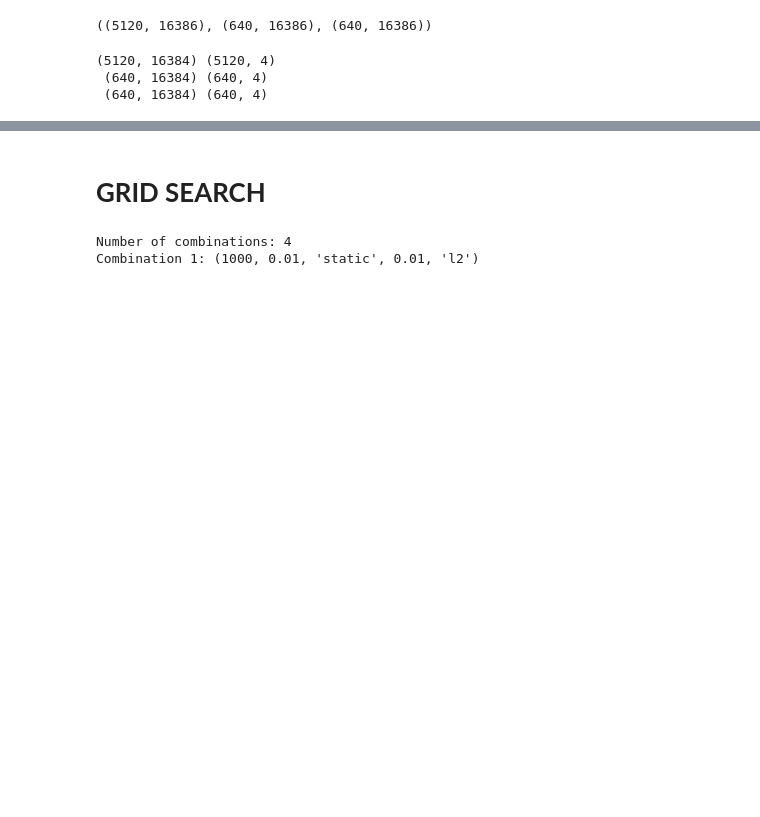
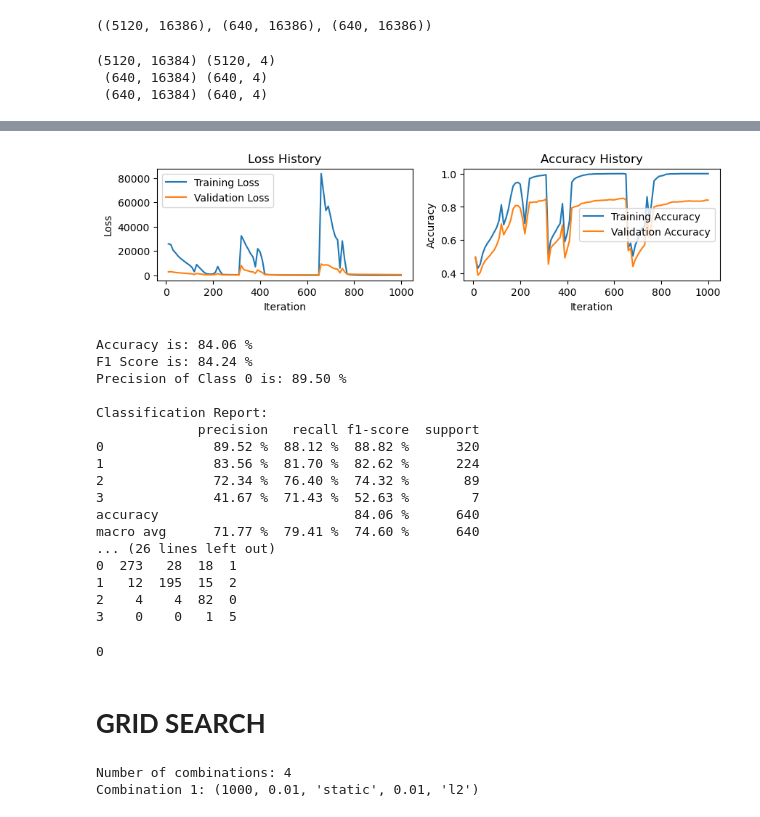
Before and after one commit to mehmetbayik/Alzheimer-MRI-Prediction-from-Scratch, a Jupyter notebook: logistic-model.ipynb, the cells around one changed output, grey strips where cells are left out. Saved outputs shown, nothing was run; the diff lists cells and outputs as text; code cells hidden in the pictures; blank space fills up the shorter version.

```diff
--- a/logistic-model.ipynb
+++ b/logistic-model.ipynb
@@ -261,6 +261,7 @@ class LogisticRegression():
         self.print_result = True
         self.history = None
         self.validation_accuracy = None
+
     def validation_accuracy(self):
         return self.validation_accuracy
 
@@ -330,8 +331,10 @@ class LogisticRegression():
         y_onehot = y # y is already one-hot encoded
         lr_print = str(lr) + ' ' + lr_type
         model_specs = 'Logistic Regression | lr: {} | lmbda: {} | regularization: {} | Max Iteration: {} |'.format(lr_print, lmbda, regularization, max_iter)
+
         # Initialize weights ( shape = features x classes matrix )
         self.W = np.zeros((X.shape[1], y_onehot.shape[1]))
+
         # Print loss and accuracy every 100 iterations or every max_iter//10 iterations if max_iter >= 1000
         print_step = 100
         if max_iter >= 1000:
@@ -356,12 +359,15 @@ class LogisticRegression():
             # Calculate gradient
             gradient = dRSS + dRegTerm
 
+            # Update weights
+            self.W = self.W - lr * gradient
+
             # Change learning rate if lr_type is adaptive
             if lr_type == 'adaptive':
-                lr = lr/np.sqrt(iteration)
-
-            # Update weights
-            self.W = self.W - lr * gradient
+                if iteration % 300 == 0:
+                    lr = lr * 2
+                    if print_result == True:
+                        print('Learning rate changed to', lr)
 
             # Calculate loss and accuracy every 10 iterations:
             if iteration % 10 == 0:
@@ -502,7 +508,7 @@ now = datetime.datetime.now().strftime("%d-%m-%H-%M")
 # Fit model
 model = LogisticRegression()
 model.fit(X_train, y_train, X_val, y_val, now,
-          max_iter=1000, lr=0.01, lmbda=0.01, regularization='l2')
+          max_iter=1000, lr=0.01, lr_type='adaptive', lmbda=0.01, regularization='l2')
 model.save_weights()
 model.plot()
 
@@ -516,3 +522,4 @@ results = EvaluateModel(y_test, y_pred, 'test', now)
 
 # play sound when finished
 os.system(finish_sound)
+# %% [output]
@@ -519,3 +540,22 @@ os.system(finish_sound)
+[figure, added]
+Accuracy is: 84.06 %
+F1 Score is: 84.24 %
+Precision of Class 0 is: 89.50 %
+
+Classification Report:
+             precision   recall f1-score  support
+0              89.52 %  88.12 %  88.82 %      320
+1              83.56 %  81.70 %  82.62 %      224
+2              72.34 %  76.40 %  74.32 %       89
+3              41.67 %  71.43 %  52.63 %        7
+accuracy                         84.06 %      640
+macro avg      71.77 %  79.41 %  74.60 %      640
+... (26 lines left out)
+0  273   28  18  1
+1   12  195  15  2
+2    4    4  82  0
+3    0    0   1  5
+0
 # %%
 # Load Trained Model and Evaluate
 #now = open('model-comparison/last.txt', 'r').read()
```
Also changed, not shown: parts of 2 cells of this notebook.
